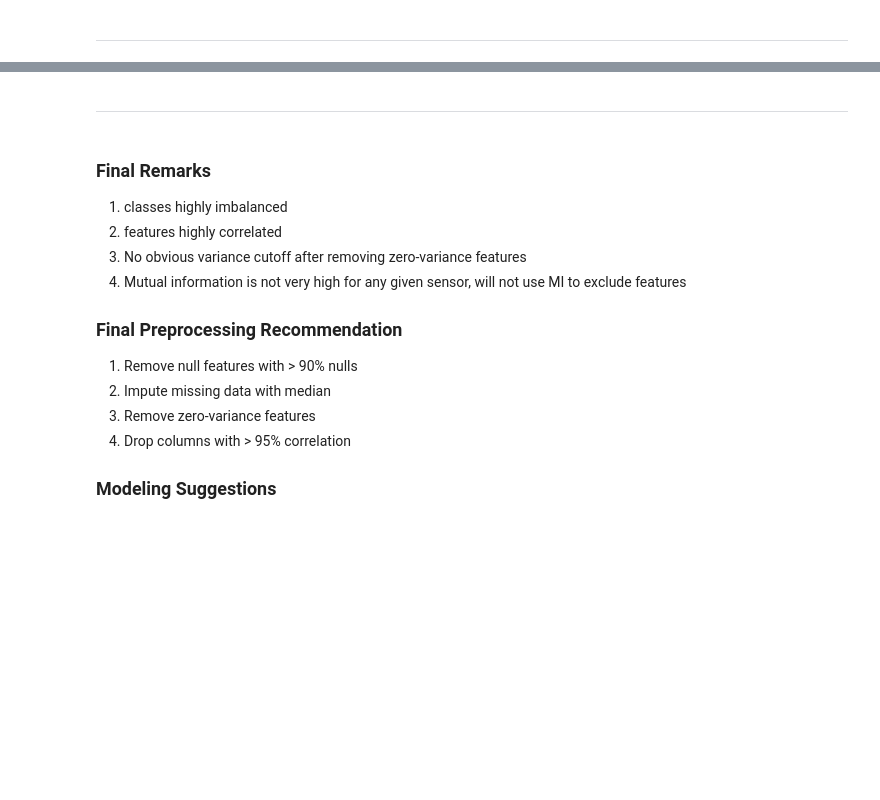
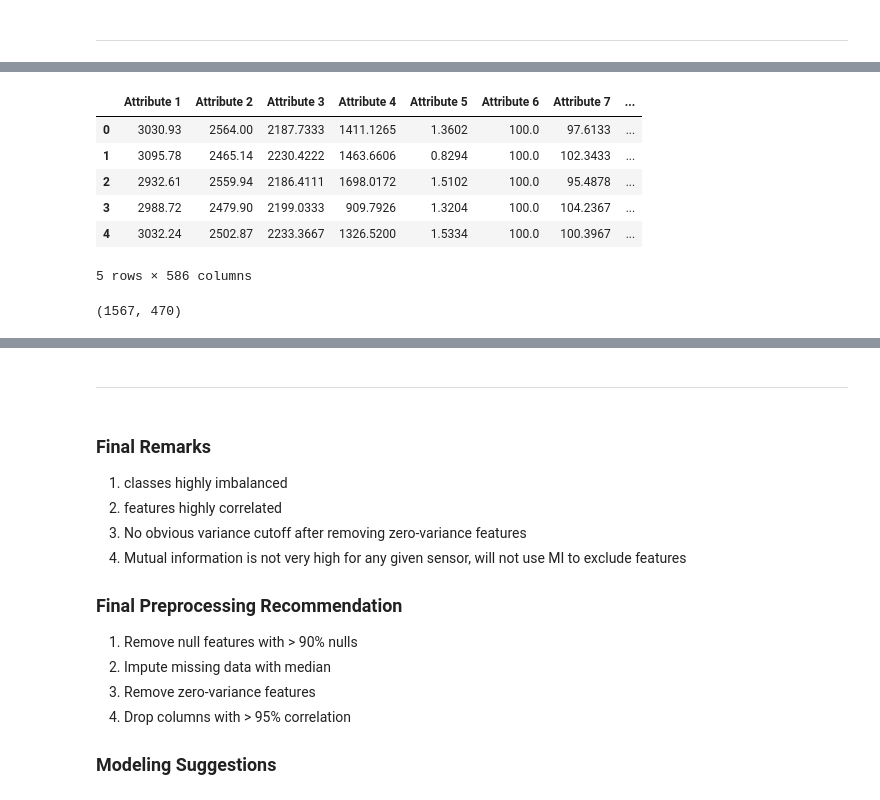
Before and after one commit to intuitiveengineer/secom-ml, a Jupyter notebook: notebooks/00-data-exploration.ipynb, the cells around one changed output, grey strips where cells are left out. Saved outputs shown, nothing was run; the diff lists cells and outputs as text; code cells hidden in the pictures; blank space fills up the shorter version.

Commit message:
fixed the EDA notebook to use median value from X_filtered instead of X. created notebook for ML models, started with logistic regression

```diff
--- a/notebooks/00-data-exploration.ipynb
+++ b/notebooks/00-data-exploration.ipynb
@@ -56,12 +87,22 @@ X_filtered.shape
 # %%
 # Fill remaining NaN values with median
-X_filtered = X_filtered.fillna(X.median())
+X_filtered = X_filtered.fillna(X_filtered.median())
 X_filtered.head()
+# %% [output]
+|  | Attribute 1 | Attribute 2 | Attribute 3 | Attribute 4 | Attribute 5 | Attribute 6 | Attribute 7 | ... |
+| 0 | 3030.93 | 2564.00 | 2187.7333 | 1411.1265 | 1.3602 | 100.0 | 97.6133 | ... |
+| 1 | 3095.78 | 2465.14 | 2230.4222 | 1463.6606 | 0.8294 | 100.0 | 102.3433 | ... |
+| 2 | 2932.61 | 2559.94 | 2186.4111 | 1698.0172 | 1.5102 | 100.0 | 95.4878 | ... |
+| 3 | 2988.72 | 2479.90 | 2199.0333 | 909.7926 | 1.3204 | 100.0 | 104.2367 | ... |
+| 4 | 3032.24 | 2502.87 | 2233.3667 | 1326.5200 | 1.5334 | 100.0 | 100.3967 | ... |
+5 rows × 586 columns
 # %%
 # Remove constant variance terms
 zero_var_cols = X_filtered.columns[X_filtered.var() == 0]
 X_filtered = X_filtered.drop(columns=zero_var_cols)
 X_filtered.shape
+# %% [output]
+(1567, 470)
 # %%
 # Checking variance threshold to see if we have an obvious cutoff point
 variances = X_filtered.var()
```
Also changed, not shown: parts of 13 cells of this notebook, 1 other file.
